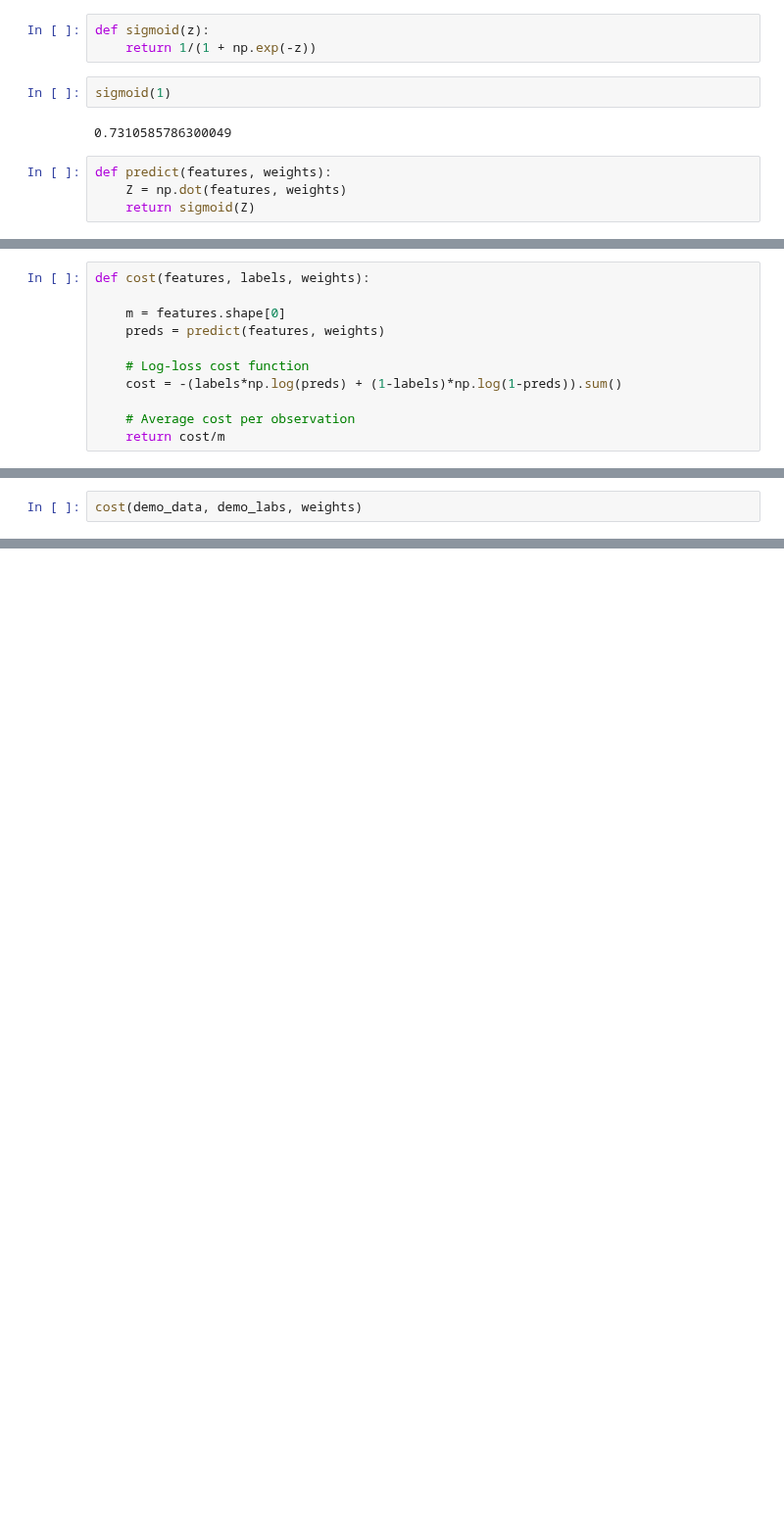
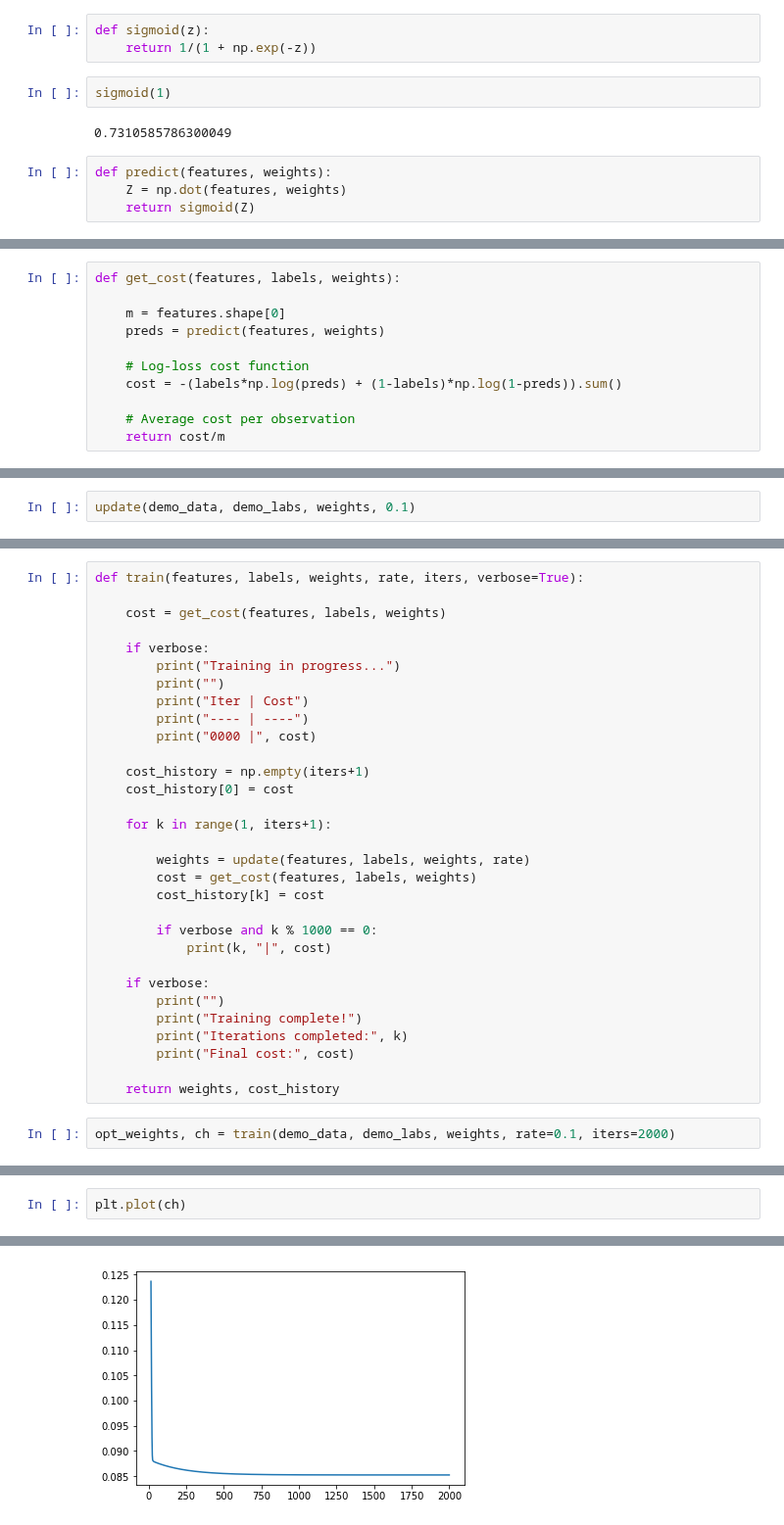
Before and after one commit to owenjonesuob/neural-nets-for-classification, a Jupyter notebook: sandbox.ipynb, the cells around one changed output, grey strips where cells are left out. Shown at 98% size. Cells and saved outputs as stored; diff of their text form; blank space fills up the shorter version.

```diff
--- a/sandbox.ipynb
+++ b/sandbox.ipynb
@@ -49,5 +64,5 @@ predict(demo_data, weights).shape
 # %%
-def cost(features, labels, weights):
+def get_cost(features, labels, weights):
 
     m = features.shape[0]
     preds = predict(features, weights)
@@ -60,3 +90,3 @@ def cost(features, labels, weights):
 # %%
-cost(demo_data, demo_labs, weights)
+update(demo_data, demo_labs, weights, 0.1)
 # %% [output]
@@ -63,0 +94,33 @@ cost(demo_data, demo_labs, weights)
+# %%
+def train(features, labels, weights, rate, iters, verbose=True):
+
+    cost = get_cost(features, labels, weights)
+
+    if verbose:
+        print("Training in progress...")
+        print("")
+        print("Iter | Cost")
+        print("---- | ----")
+        print("0000 |", cost)
+
+    cost_history = np.empty(iters+1)
+    cost_history[0] = cost
+
+    for k in range(1, iters+1):
+
+        weights = update(features, labels, weights, rate)
+        cost = get_cost(features, labels, weights)
+        cost_history[k] = cost
+
+        if verbose and k % 1000 == 0:
+            print(k, "|", cost)
+
+    if verbose:
+        print("")
+        print("Training complete!")
+        print("Iterations completed:", k)
+        print("Final cost:", cost)
+
+    return weights, cost_history
+# %%
+opt_weights, ch = train(demo_data, demo_labs, weights, rate=0.1, iters=2000)
@@ -63,0 +139,3 @@ cost(demo_data, demo_labs, weights)
+# %%
+plt.plot(ch)
+# %% [output]
@@ -63,0 +143 @@ cost(demo_data, demo_labs, weights)
+[figure, added]
```
Also changed, not shown: parts of 20 cells of this notebook.
